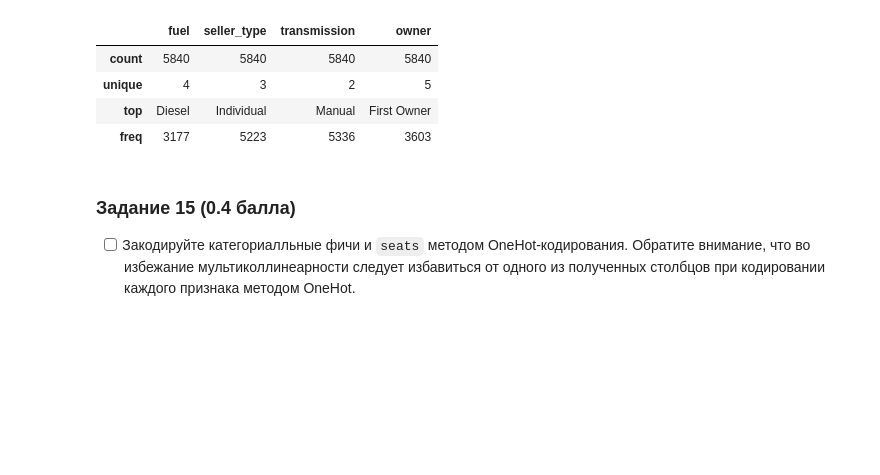
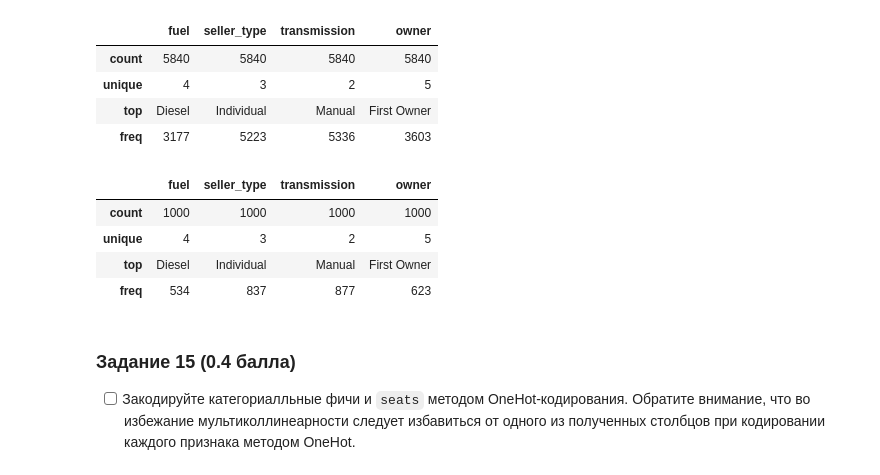
Before and after one commit to 2Gpb/MLPractice, a Jupyter notebook: hw1/HW1_Regression_with_inference_base.ipynb, the cells around one changed output. Saved outputs shown, nothing was run; the diff lists cells and outputs as text; code cells hidden in the pictures; blank space fills up the shorter version.

```diff
--- a/hw1/HW1_Regression_with_inference_base.ipynb
+++ b/hw1/HW1_Regression_with_inference_base.ipynb
@@ -832,6 +851,14 @@ X_train_cat.describe(include='object')
 | unique | 4 | 3 | 2 | 5 |
 | top | Diesel | Individual | Manual | First Owner |
 | freq | 3177 | 5223 | 5336 | 3603 |
+# %%
+X_test_cat.describe(include='object')
+# %% [output]
+|  | fuel | seller_type | transmission | owner |
+| count | 1000 | 1000 | 1000 | 1000 |
+| unique | 4 | 3 | 2 | 5 |
+| top | Diesel | Individual | Manual | First Owner |
+| freq | 534 | 837 | 877 | 623 |
 # %% [markdown]
 ### **Задание 15 (0.4 балла)**
 
```
Also changed, not shown: parts of 11 cells of this notebook, 6 other files.
